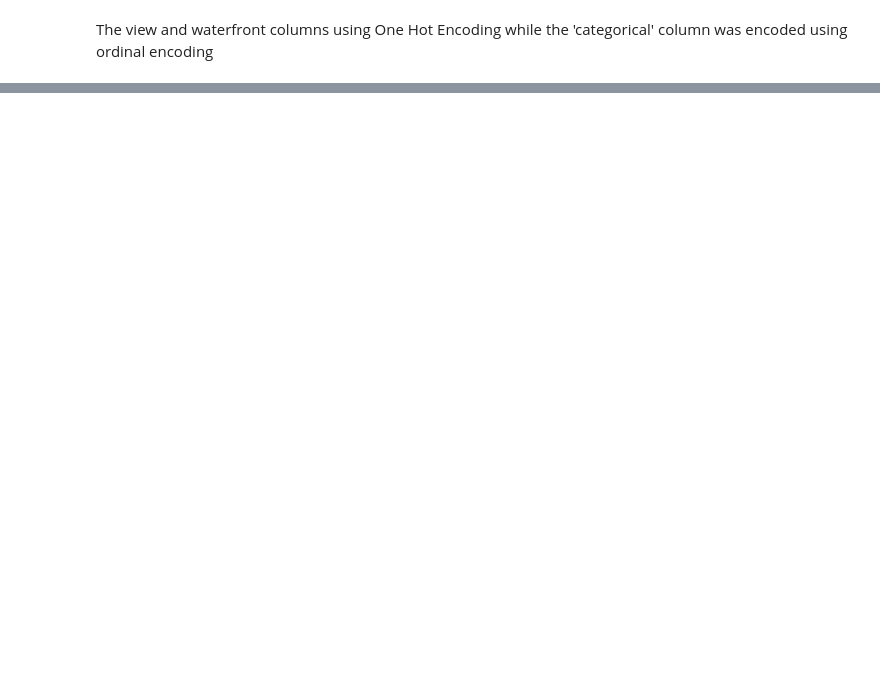
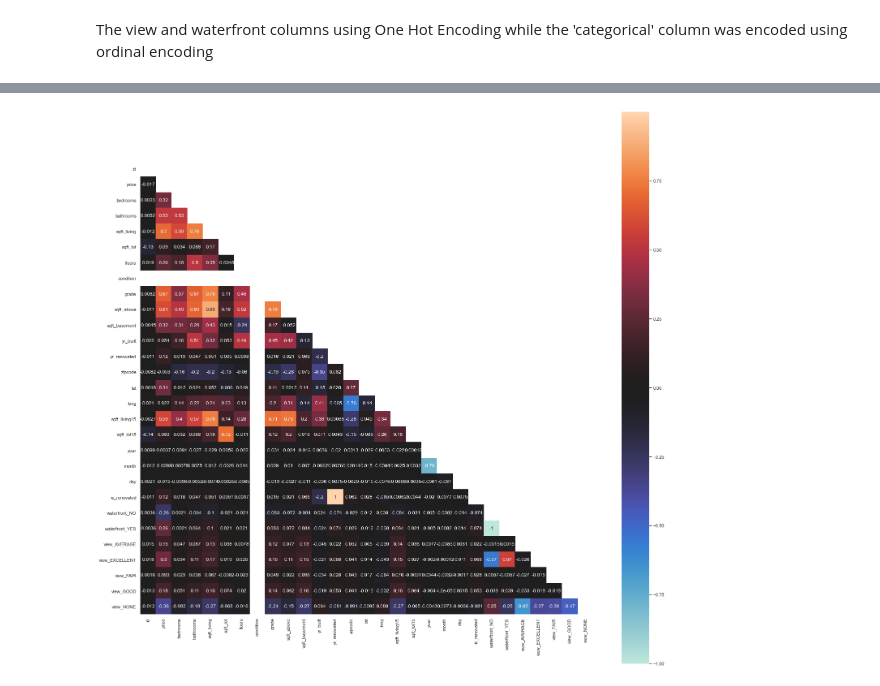
Before and after one commit to PeterMuthoma/dsc-phase-2-project-v2-3, a Jupyter notebook: index.ipynb, the cells around one changed output, grey strips where cells are left out. Cells and saved outputs as stored; diff of their text form; code cells hidden in the pictures; blank space fills up the shorter version.

```diff
--- a/index.ipynb
+++ b/index.ipynb
@@ -516,0 +581,6 @@ Text(0.5, 1.0, 'Histogram of Prices')
+# %%
+# Find correlation between features using a heatmap visualisation
+fig, ax = plt.subplots(figsize=(25, 25))
+ax = sns.heatmap(df.corr(), center=0, square=True, annot=True, mask=np.triu(np.ones_like(df.corr(), dtype=bool)))
+# %% [output]
+[figure, added]
```
Also changed, not shown: parts of 54 cells of this notebook, 1 other file.
